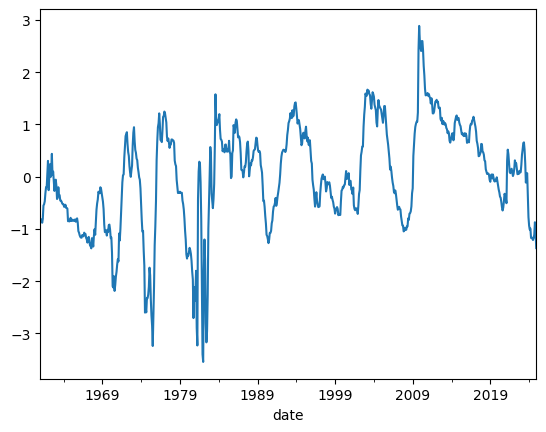
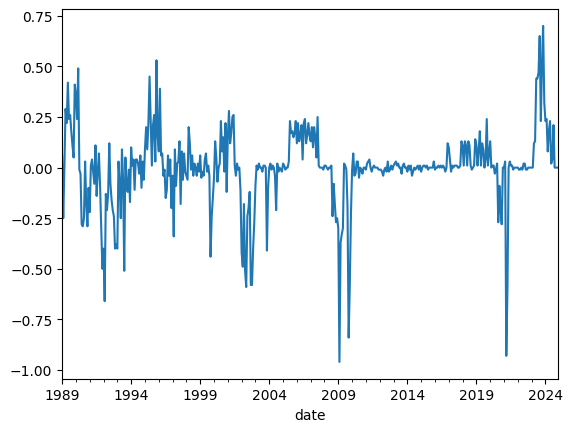
The change to this notebook cell's code, shown as a diff; its figure went from the first image to the second:
--- before
+++ after
@@ -1,2 +1 @@
-z_baaffm = (baaffm - baaffm.mean()) / baaffm.std() 
-z_baaffm.plot()
+data.loc['1989-01-01':,'FEDFUNDS'].plot()

Commit: edits to paper